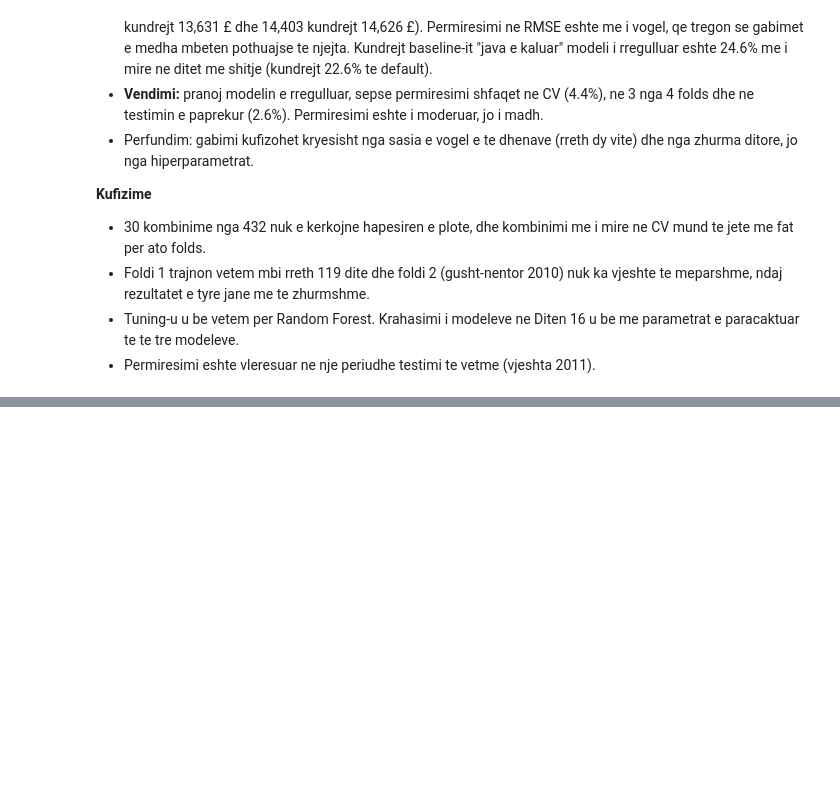
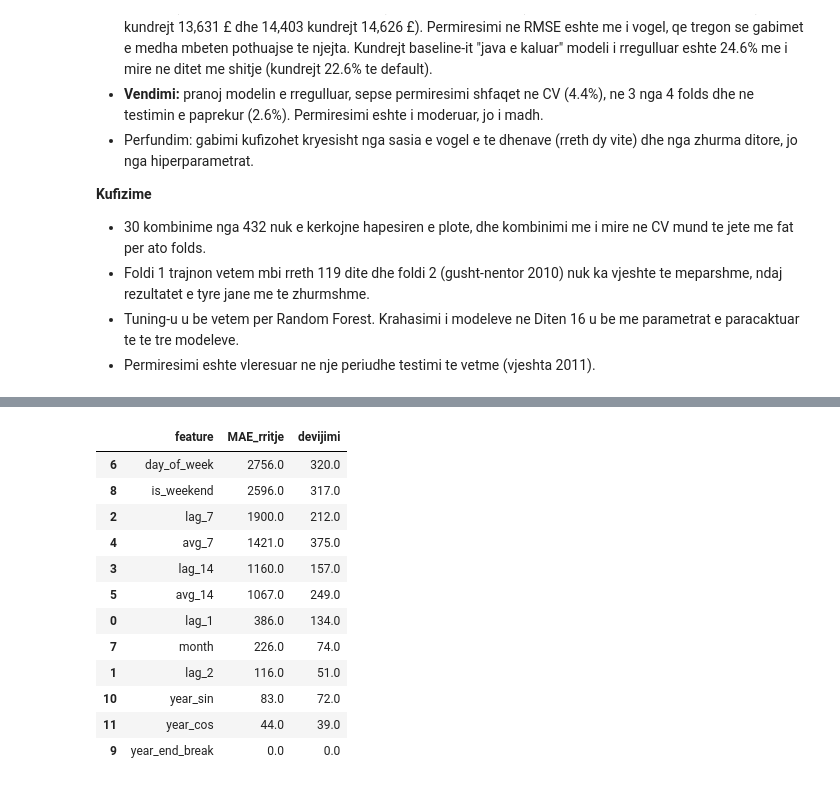
Before and after one commit to Dua-Gashi/online-retail-customer-analytics, a Jupyter notebook: notebooks/03_forecasting.ipynb, the cells around one changed output, grey strips where cells are left out. Saved outputs shown, nothing was run; the diff lists cells and outputs as text; code cells hidden in the pictures; blank space fills up the shorter version.

```diff
--- a/notebooks/03_forecasting.ipynb
+++ b/notebooks/03_forecasting.ipynb
@@ -813,0 +932,20 @@ Tuned kundrejt default (MAE ne ditet me shitje): -2.6 %
+# %%
+from src.forecasting import permutation_table, grouped_permutation
+
+X_test, y_test = test[FEATURES], test["target"]
+perm = permutation_table(model, X_test, y_test)
+perm.round(0)
+# %% [output]
+|  | feature | MAE_rritje | devijimi |
+| 6 | day_of_week | 2756.0 | 320.0 |
+| 8 | is_weekend | 2596.0 | 317.0 |
+| 2 | lag_7 | 1900.0 | 212.0 |
+| 4 | avg_7 | 1421.0 | 375.0 |
+| 3 | lag_14 | 1160.0 | 157.0 |
+| 5 | avg_14 | 1067.0 | 249.0 |
+| 0 | lag_1 | 386.0 | 134.0 |
+| 7 | month | 226.0 | 74.0 |
+| 1 | lag_2 | 116.0 | 51.0 |
+| 10 | year_sin | 83.0 | 72.0 |
+| 11 | year_cos | 44.0 | 39.0 |
+| 9 | year_end_break | 0.0 | 0.0 |
```
Also changed, not shown: parts of 11 cells of this notebook, 3 other files.
